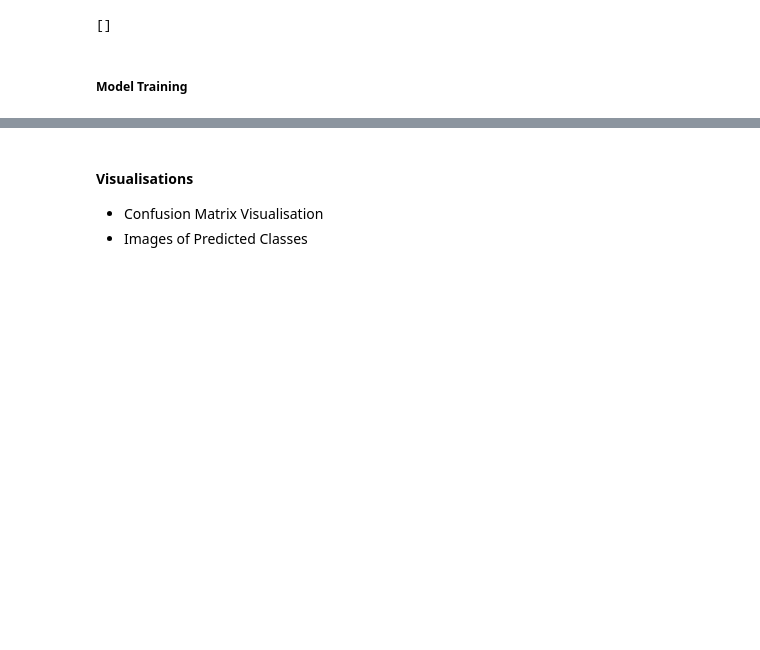
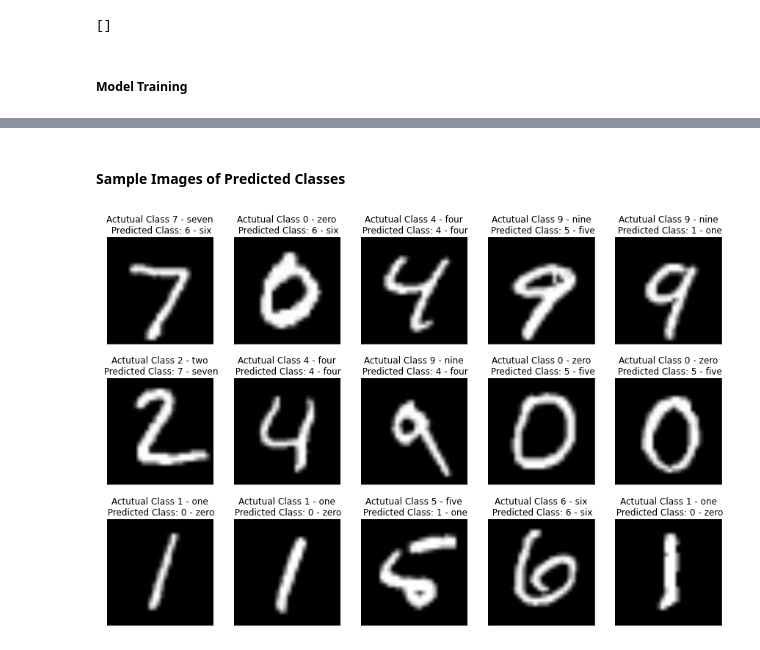
Before and after one commit to mustious/Deeper-Networks-for-Image-Classification, a Jupyter notebook: experiment_baseline_VGG.ipynb, the cells around one changed output, grey strips where cells are left out. Saved outputs shown, nothing was run; the diff lists cells and outputs as text; code cells hidden in the pictures; blank space fills up the shorter version.

```diff
--- a/experiment_baseline_VGG.ipynb
+++ b/experiment_baseline_VGG.ipynb
@@ -89,3 +88,32 @@ def display_images(image_dataloader: DataLoader, class_labels, n_rows: int =3, n
+# %%
+def display_predicted_images(model, image_dataloader: DataLoader, class_labels, n_rows: int =3, n_cols:int =5, figsize: tuple =(12,6)):
+
+    """
+    displays images from dataloader
+    """
+    # display MNIST sample images
+    n_samples = n_rows * n_cols # number sample images to display
+
+    data, label = next(iter(image_dataloader))
+
+    model = model.to("cpu")
+
+    model.eval()
+    with torch.inference_mode():
+        model_predictions_logits = model(data)
+        predictions = nn.functional.softmax(model_predictions_logits, dim=0).argmax(dim=1)
+
+    fig, axs = plt.subplots(nrows=n_rows, ncols=n_cols, figsize=figsize)
+
+    for i, image in enumerate(data[:n_samples]):
+        image = image.detach()[0]
+        #image = image.squeeze(dim=0)
+        axs[i%n_rows, i//n_rows].imshow(image.numpy(), cmap="gray")
+        axs[i%n_rows, i//n_rows].set(xticks=[], yticks=[])
+        title = f"Actutual Class {class_labels[label[i]]}\n Predicted Class: {class_labels[predictions[i]]}"
+        axs[i%n_rows, i//n_rows].set_title(title)
+
+    return fig
 # %%
 # device agnostic code
 DEVICE = "cuda" if torch.cuda.is_available() else "cpu"
@@ -292,4 +350,2 @@ OutOfMemoryError: CUDA out of memory. Tried to allocate 98.00 MiB (GPU 0; 7.79 G
 # %% [markdown]
-#### Visualisations
-* Confusion Matrix Visualisation
-* Images of Predicted Classes
+#### Sample Images of Predicted Classes
@@ -297,0 +352,9 @@ torchmetrics.ConfusionMatrix
+# %%
+predicted_images_fig = display_predicted_images(vgg_model, test_dataloader, class_labels=class_labels, figsize=(15,10))
+plt.savefig(f"{config.architecture}_sample_model_prediction.jpg")
+plt.show()
+
+# log prediction image in wandb
+wandb.log({"sample_predictions": predicted_images_fig})
+# %% [output]
+[figure, added]
```
Also changed, not shown: parts of 18 cells of this notebook.
